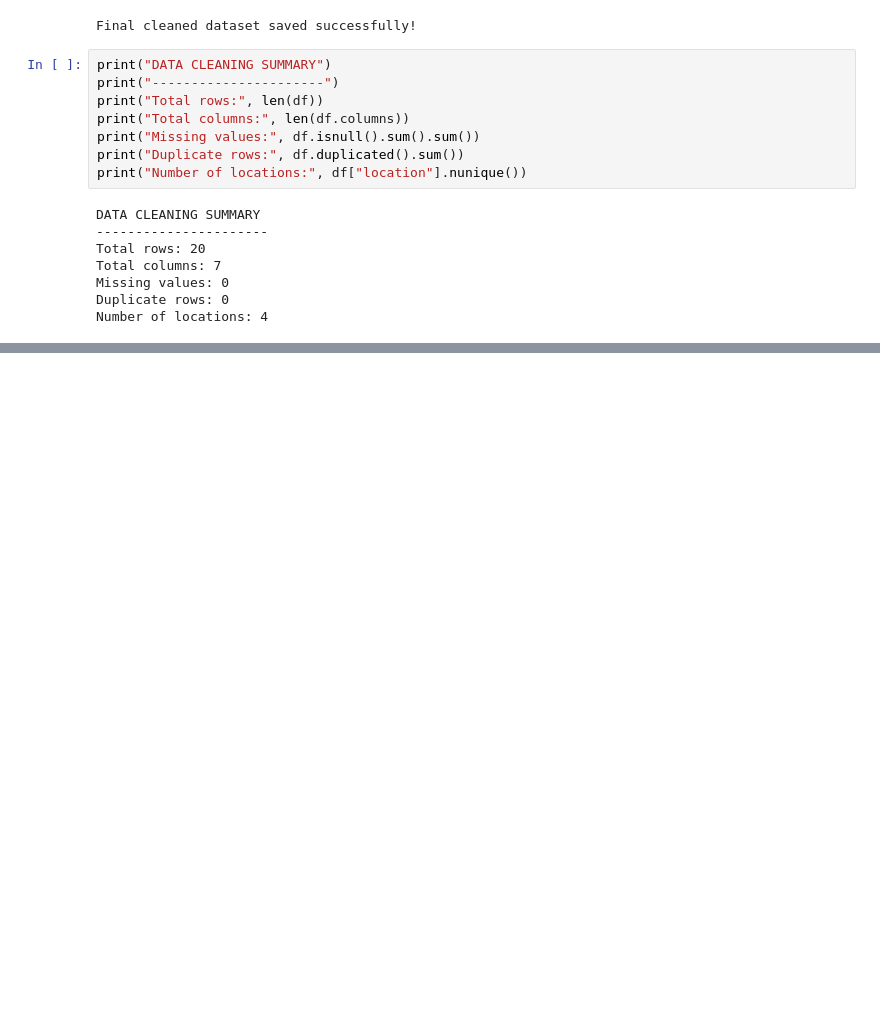
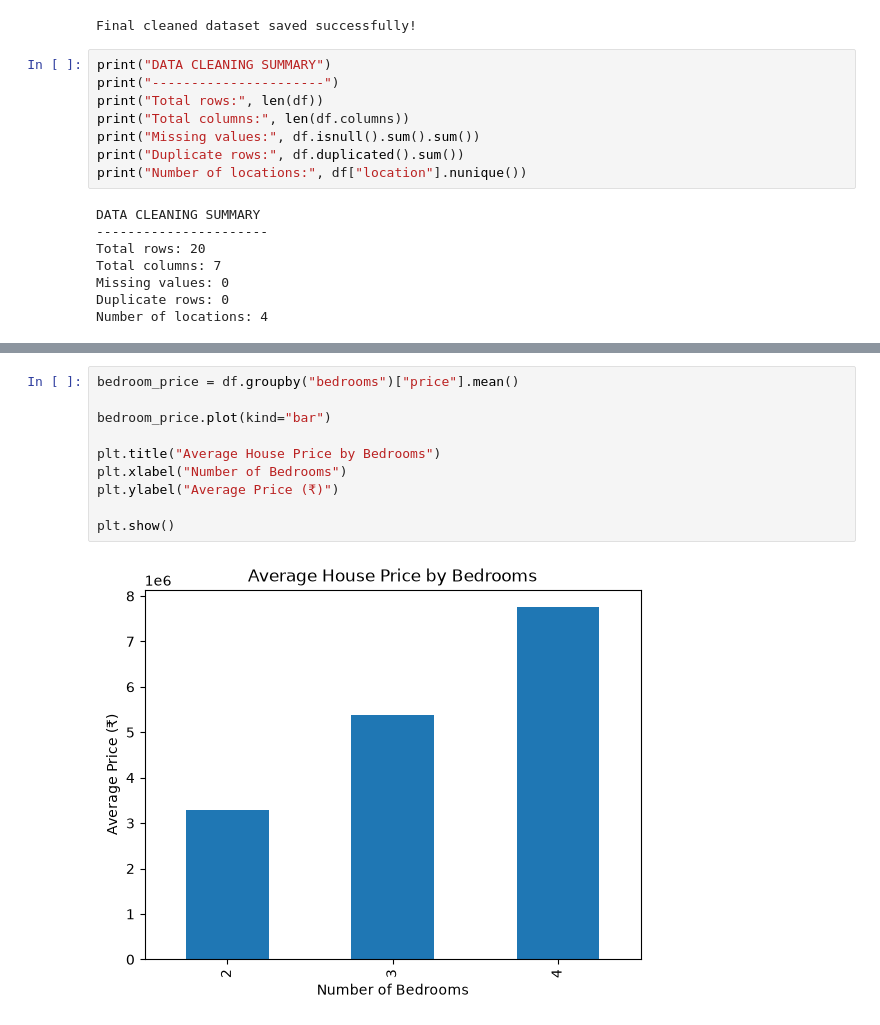
Before and after one commit to gyanaranjanj360-debug/Python-internship, a Jupyter notebook: notebook/house_price_analysis.ipynb, the cells around one changed output, grey strips where cells are left out. Drawn from its saved outputs; the diff is of its cells as text; blank space fills up the shorter version.

```diff
--- a/notebook/house_price_analysis.ipynb
+++ b/notebook/house_price_analysis.ipynb
@@ -287,0 +389,12 @@ Number of locations: 4
+# %%
+bedroom_price = df.groupby("bedrooms")["price"].mean()
+
+bedroom_price.plot(kind="bar")
+
+plt.title("Average House Price by Bedrooms")
+plt.xlabel("Number of Bedrooms")
+plt.ylabel("Average Price (₹)")
+
+plt.show()
+# %% [output]
+[figure, added]
```
Also changed, not shown: parts of 11 cells of this notebook.
